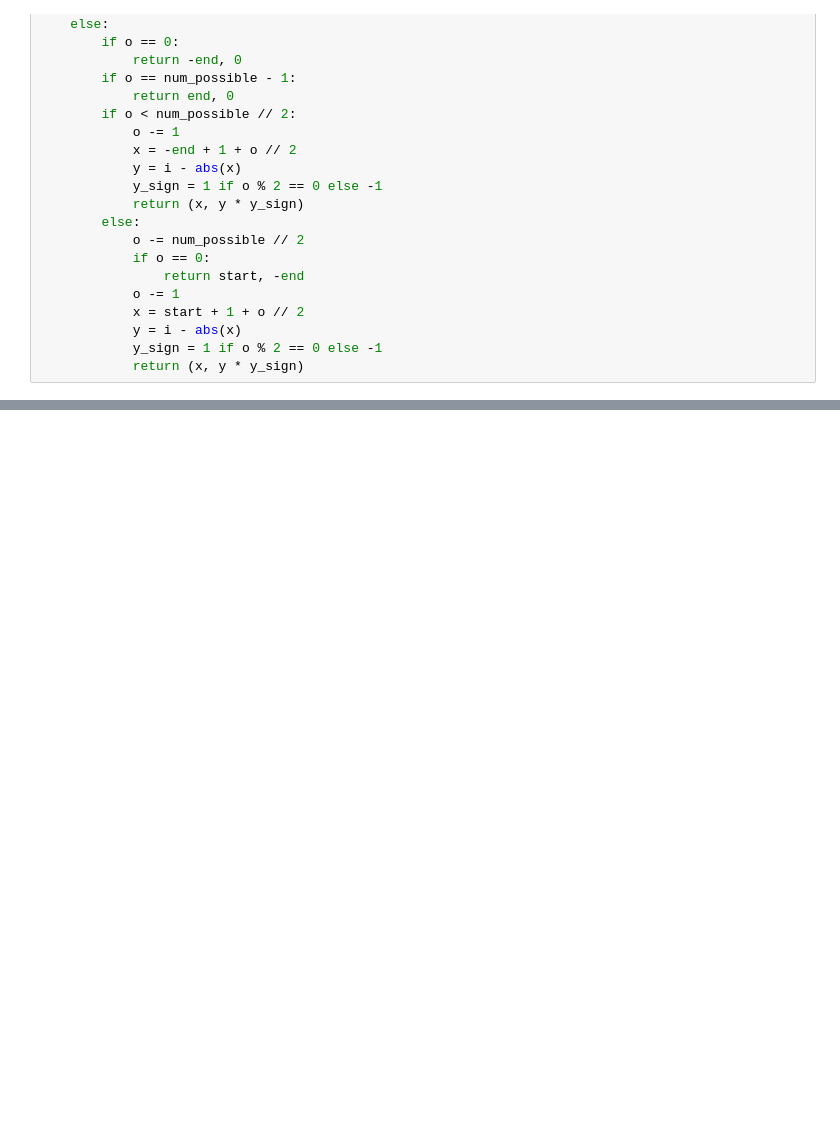
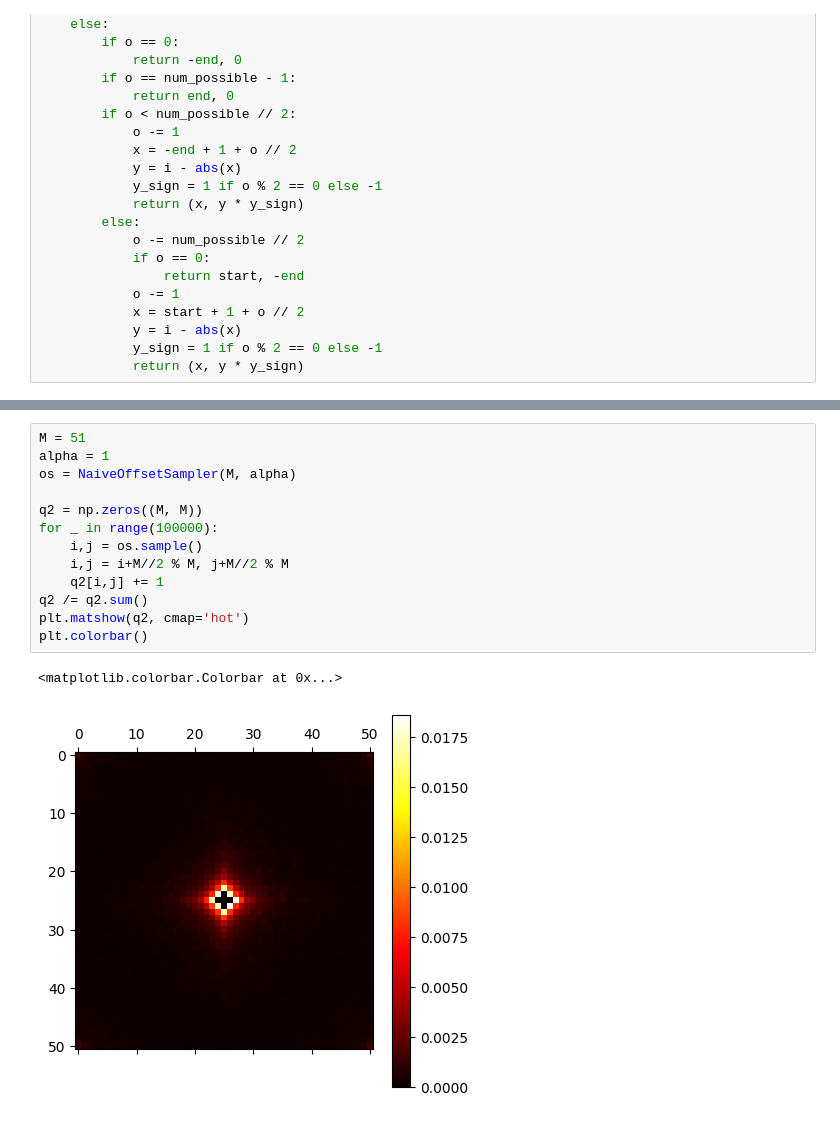
Before and after one commit to ricsi98/utvalasztas_verseny, a Jupyter notebook: poc_fast.ipynb, the cells around one changed output, grey strips where cells are left out. Saved outputs shown, nothing was run; the diff lists cells and outputs as text; blank space fills up the shorter version.

```diff
--- a/poc_fast.ipynb
+++ b/poc_fast.ipynb
@@ -79,0 +197,16 @@ def generate_offset(n, i, o):
+# %%
+M = 51
+alpha = 1
+os = NaiveOffsetSampler(M, alpha)
+
+q2 = np.zeros((M, M))
+for _ in range(100000):
+    i,j = os.sample()
+    i,j = i+M//2 % M, j+M//2 % M
+    q2[i,j] += 1
+q2 /= q2.sum()
+plt.matshow(q2, cmap='hot')
+plt.colorbar()
+# %% [output]
+<matplotlib.colorbar.Colorbar at 0x...>
+[figure, added]
```
Also changed, not shown: parts of 9 cells of this notebook, 1 other file.
